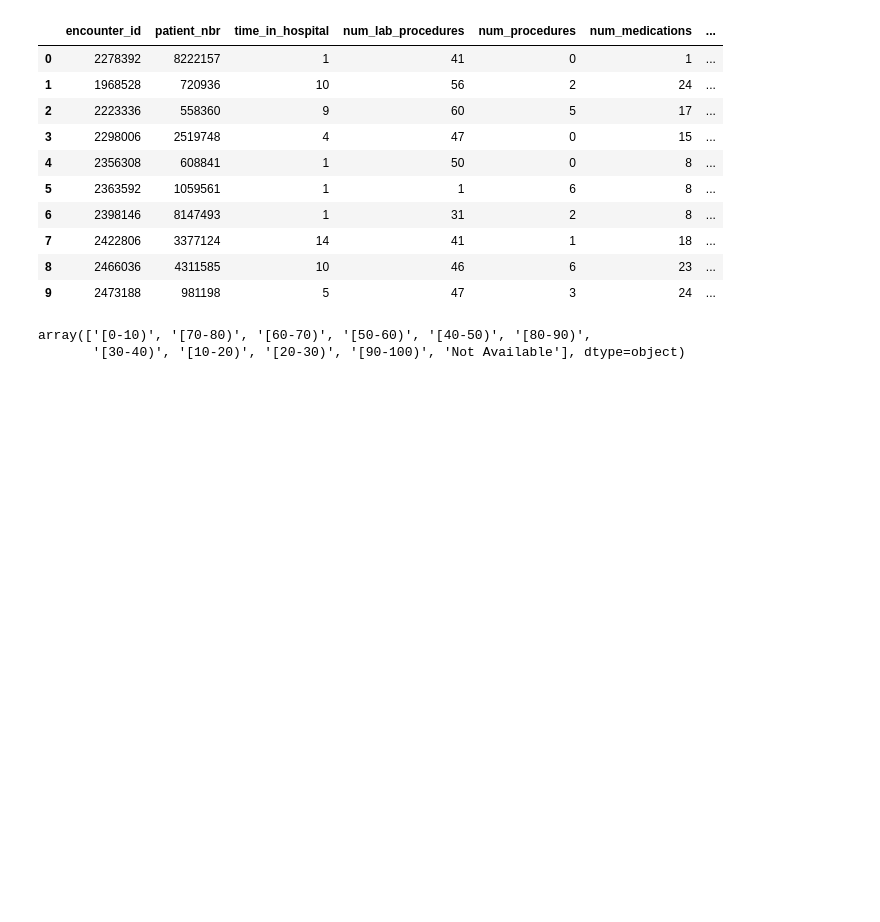
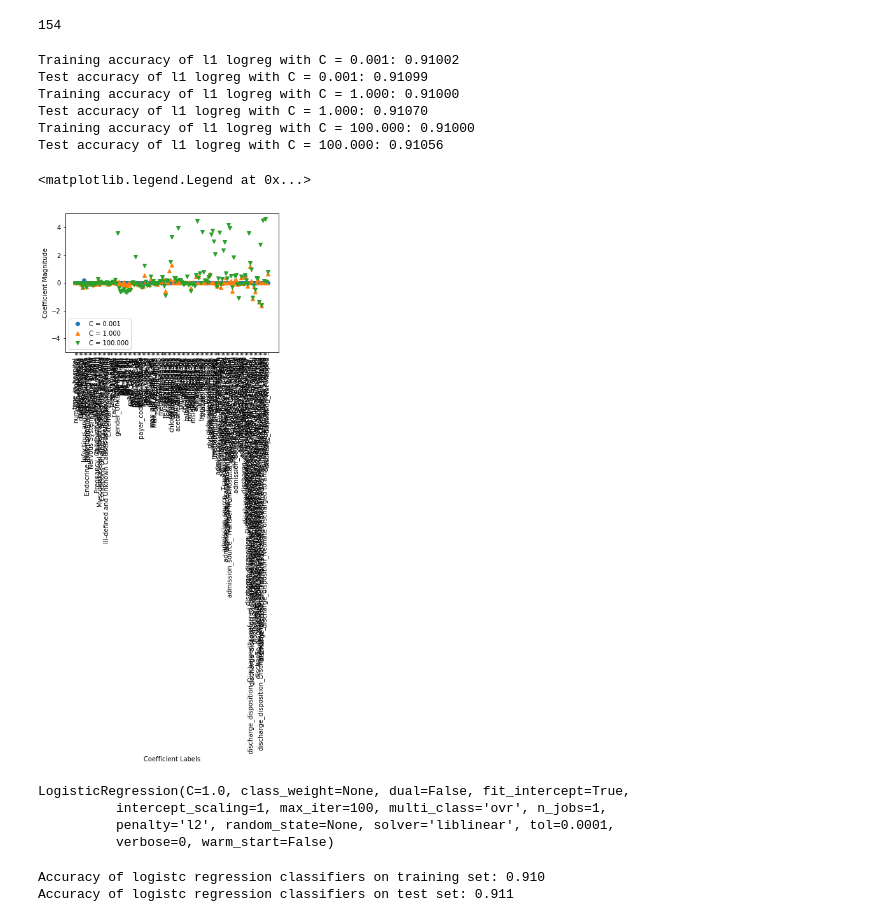
Before and after one commit to bigdata-i523/hid331, a Jupyter notebook: project/jupyter/project.ipynb, the cells around one changed output. Cells and saved outputs as stored; diff of their text form; code cells hidden in the pictures; blank space fills up the shorter version.

```diff
--- a/project/jupyter/project.ipynb
+++ b/project/jupyter/project.ipynb
@@ -132,19 +227,0 @@ df = pd.get_dummies(df, columns = categoryCols, drop_first = False)
-# %%
-df[:10]
-# %% [output]
-|  | encounter_id | patient_nbr | time_in_hospital | num_lab_procedures | num_procedures | num_medications | ... |
-| 0 | 2278392 | 8222157 | 1 | 41 | 0 | 1 | ... |
-| 1 | 1968528 | 720936 | 10 | 56 | 2 | 24 | ... |
-| 2 | 2223336 | 558360 | 9 | 60 | 5 | 17 | ... |
-| 3 | 2298006 | 2519748 | 4 | 47 | 0 | 15 | ... |
-| 4 | 2356308 | 608841 | 1 | 50 | 0 | 8 | ... |
-| 5 | 2363592 | 1059561 | 1 | 1 | 6 | 8 | ... |
-| 6 | 2398146 | 8147493 | 1 | 31 | 2 | 8 | ... |
-| 7 | 2422806 | 3377124 | 14 | 41 | 1 | 18 | ... |
-| 8 | 2466036 | 4311585 | 10 | 46 | 6 | 23 | ... |
-| 9 | 2473188 | 981198 | 5 | 47 | 3 | 24 | ... |
-# %%
-df['age'].unique()
-# %% [output]
-array(['[0-10)', '[70-80)', '[60-70)', '[50-60)', '[40-50)', '[80-90)',
-       '[30-40)', '[10-20)', '[20-30)', '[90-100)', 'Not Available'], dtype=object)
@@ -150,0 +279,28 @@ array(['[0-10)', '[70-80)', '[60-70)', '[50-60)', '[40-50)', '[80-90)',
+# %%
+df[feature_cols].shape[1]
+# %% [output]
+154
+# %%
+for C, marker in zip([0.001, 1.0, 100.0], ['o','^','v']):
+    lr_l1 = LogisticRegression(C = C, penalty = 'l1').fit(X_train, y_train)
+    print('Training accuracy of l1 logreg with C = {:.3f}: {:.5f}'.format(C, lr_l1.score(X_train, y_train)))
+    print('Test accuracy of l1 logreg with C = {:.3f}: {:.5f}'.format(C, lr_l1.score(X_test, y_test)))
+
+    plt.plot(lr_l1.coef_.T, marker, label = 'C = {:.3f}'.format(C))
+
+plt.xticks(range(df[feature_cols].shape[1]), df[feature_cols].columns.values, rotation = 90)
+plt.hlines(0,0,df[feature_cols].shape[1])
+plt.xlabel('Coefficient Labels')
+plt.ylabel('Coefficient Magnitude')
+
+plt.ylim(-5,5)
+plt.legend(loc = 3)
+# %% [output]
+Training accuracy of l1 logreg with C = 0.001: 0.91002
+Test accuracy of l1 logreg with C = 0.001: 0.91099
+Training accuracy of l1 logreg with C = 1.000: 0.91000
+Test accuracy of l1 logreg with C = 1.000: 0.91070
+Training accuracy of l1 logreg with C = 100.000: 0.91000
+Test accuracy of l1 logreg with C = 100.000: 0.91056
+<matplotlib.legend.Legend at 0x...>
+[figure, added]
@@ -150,0 +314,14 @@ array(['[0-10)', '[70-80)', '[60-70)', '[50-60)', '[40-50)', '[80-90)',
+# %%
+logreg_1.fit(X_train, y_train)
+# %% [output]
+LogisticRegression(C=1.0, class_weight=None, dual=False, fit_intercept=True,
+          intercept_scaling=1, max_iter=100, multi_class='ovr', n_jobs=1,
+          penalty='l2', random_state=None, solver='liblinear', tol=0.0001,
+          verbose=0, warm_start=False)
+# %%
+y_pred = logreg.predict(X_test)
+print('Accuracy of logistc regression classifiers on training set: {:.3f}'.format(logreg.score(X_train, y_train)))
+print('Accuracy of logistc regression classifiers on test set: {:.3f}'.format(logreg.score(X_test, y_test)))
+# %% [output]
+Accuracy of logistc regression classifiers on training set: 0.910
+Accuracy of logistc regression classifiers on test set: 0.911
```
Also changed, not shown: parts of 10 cells of this notebook, 1 other file.
